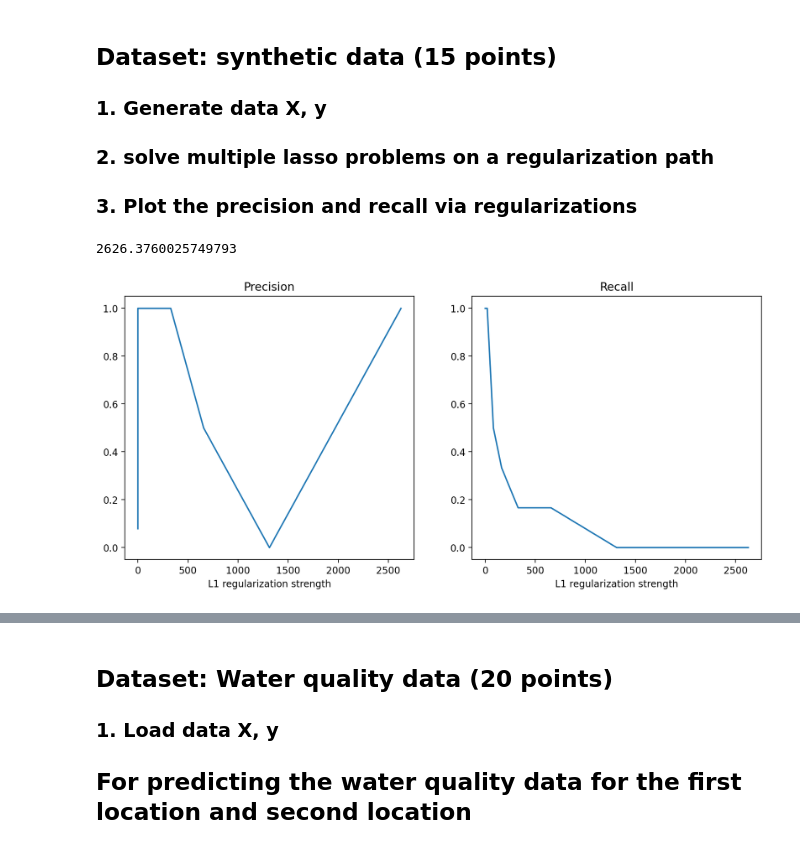
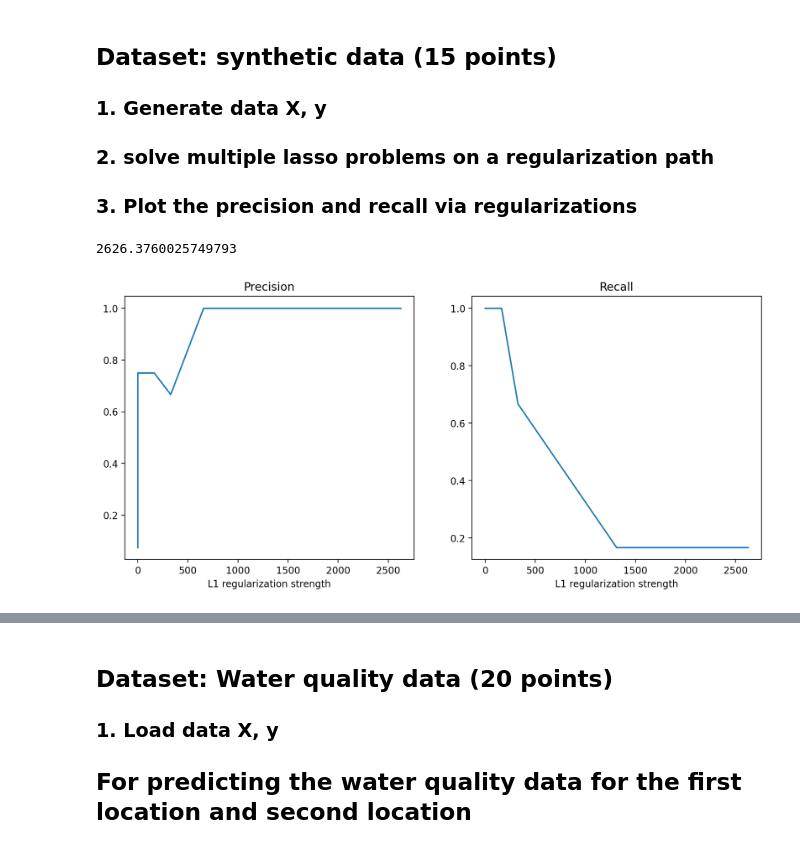
Before and after one commit to andynguy/ECE228, a Jupyter notebook: pa1.ipynb, the cells around one changed output, grey strips where cells are left out. Cells and saved outputs as stored; diff of their text form; code cells hidden in the pictures.

```diff
--- a/pa1.ipynb
+++ b/pa1.ipynb
@@ -51,6 +51,7 @@ def lasso(X, y, reg):
         w: (d, 1) weight vector
         w0: unregularized term
     """
+    X = np.copy(X)
     np.random.seed(0)
     N, d = X.shape
     mu = 0
@@ -58,7 +59,7 @@ def lasso(X, y, reg):
     w = np.random.normal(mu, sigma, (d,1))
     w0 = 0
     T = 200 #num iterations
-    X_norm = X / (np.linalg.norm(X, axis = 0))
+    X_norm = X #/ (np.linalg.norm(X, axis = 0))
     for t in range(T):
       y_t = X_norm@w + w0
       w0_t1 = -np.mean(y-y_t)
@@ -71,7 +72,7 @@ def lasso(X, y, reg):
 
         w[k] = soft_threshold(a_k, c_k, reg)
 
-      # loss = np.sum((X_norm@w + w0_t1 - y)**2) + reg*np.sum(np.abs(w))
+      # loss = np.sum((X@w + w0_t1 - y)**2) + reg*np.sum(np.abs(w))
       # print(loss)
 
     return w, w0
@@ -82,3 +98,2 @@ X, y = generate_data(w, w0, N=N, d=d, sigma=1)
 # %%
-w, w0 = lasso(X, y, 1)
-w
+w, w0 = lasso(X, y, 0.1)
@@ -188,29 +185,30 @@ def plot(regs, precision, recall):
 # %%
 #TODO
 # Conduct experiments in 2.2 Dataset: synthetic data
 K, d, N = 6, 80, 50
 w, w0 = generate_true_w(d=d, K=K)
 X, y = generate_data(w, w0, N=N, d=d, sigma=1)
 reg = compute_lambdamax(X, y)
+regmax = reg
 print(reg)
 
 # Feel free to change this decreasing ratio
 ratio = 2
 
 regs = np.zeros(20)
 precision = np.zeros(20)
 recall = np.zeros(20)
 for i in range(20):
     pred_w, pred_w0 = lasso(X, y, reg)
     if(np.count_nonzero(pred_w)==0):
         precision[i] = 1
     else:
         precision[i] = np.count_nonzero(pred_w[:K])/np.count_nonzero(pred_w)
     recall[i] = np.count_nonzero(pred_w[:K])/K
     regs[i] = reg
     reg = reg/ratio
 
 plot(regs, precision, recall)
 # %% [output]
 2626.3760025749793
-[figure, old version]
+[figure, new version]
```
Also changed, not shown: parts of 3 cells of this notebook.
